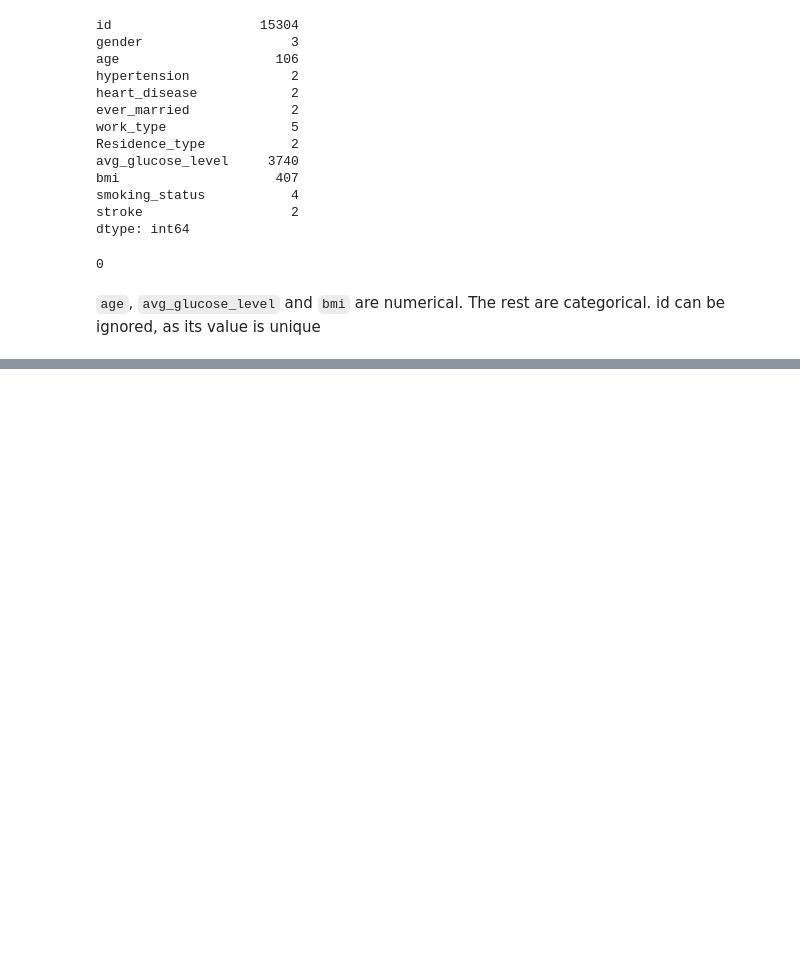
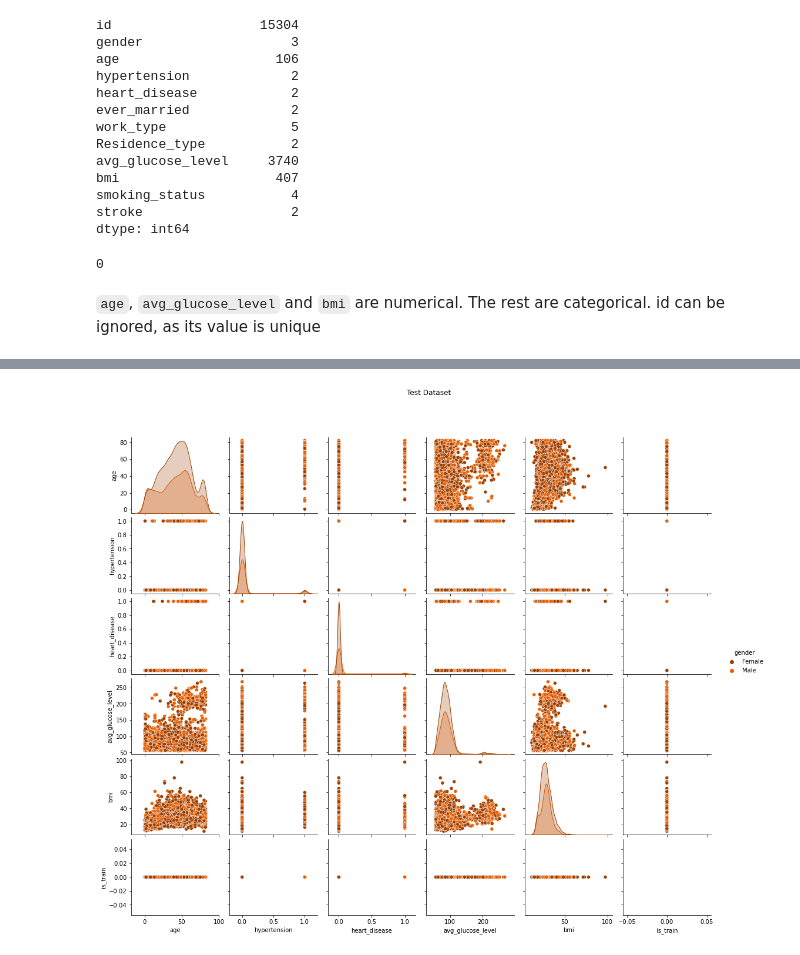
Before and after one commit to emepetres/kaggle-ps-s3e2, a Jupyter notebook: notebooks/eda.ipynb, the cells around one changed output, grey strips where cells are left out. Cells and saved outputs as stored; diff of their text form; code cells hidden in the pictures; blank space fills up the shorter version.

```diff
--- a/notebooks/eda.ipynb
+++ b/notebooks/eda.ipynb
@@ -93,0 +141,4 @@ len(df[df.duplicated()])
+# %%
+pair_plot(df_test[df_test.gender.ne("Other")], title_name="Test Dataset", hue="gender")
+# %% [output]
+[figure, added]
```
Also changed, not shown: parts of 16 cells of this notebook, 2 other files.
